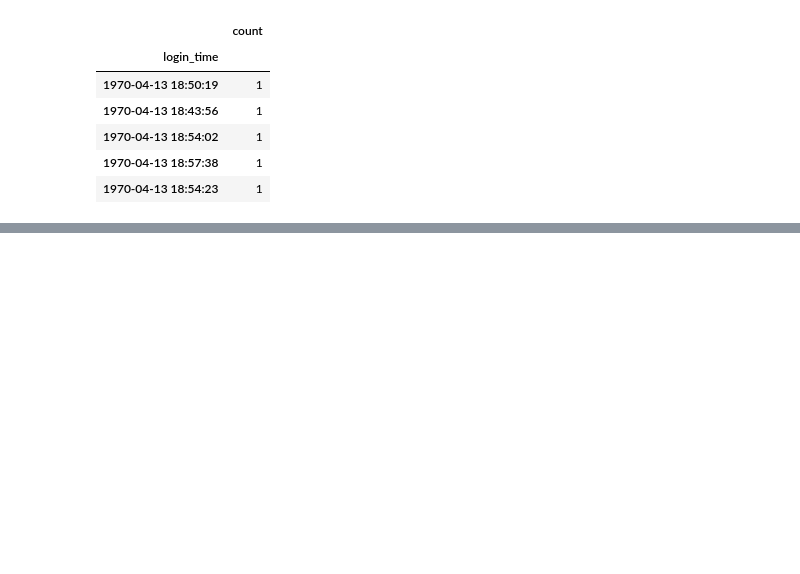
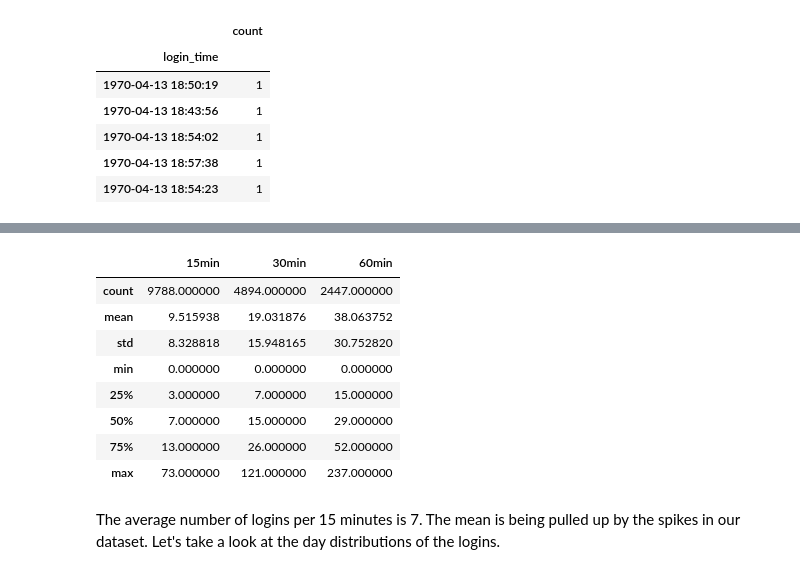
Before and after one commit to parisvu07/Springboard, a Jupyter notebook: Ultimate Technologies Inc. - Take-home Challenge/Ultimate_Technologies_Inc_Challenge.ipynb, the cells around one changed output, grey strips where cells are left out. Saved outputs shown, nothing was run; the diff lists cells and outputs as text; code cells hidden in the pictures; blank space fills up the shorter version.

```diff
--- a/Ultimate Technologies Inc. - Take-home Challenge/Ultimate_Technologies_Inc_Challenge.ipynb
+++ b/Ultimate Technologies Inc. - Take-home Challenge/Ultimate_Technologies_Inc_Challenge.ipynb
@@ -68,0 +101,16 @@ df_logins.tail()
+# %%
+df_count = pd.concat([df_count_15.describe(), df_count_30.describe(), df_count_60.describe()], axis=1)
+df_count.columns=['15min','30min', '60min']
+df_count
+# %% [output]
+|  | 15min | 30min | 60min |
+| count | 9788.000000 | 4894.000000 | 2447.000000 |
+| mean | 9.515938 | 19.031876 | 38.063752 |
+| std | 8.328818 | 15.948165 | 30.752820 |
+| min | 0.000000 | 0.000000 | 0.000000 |
+| 25% | 3.000000 | 7.000000 | 15.000000 |
+| 50% | 7.000000 | 15.000000 | 29.000000 |
+| 75% | 13.000000 | 26.000000 | 52.000000 |
+| max | 73.000000 | 121.000000 | 237.000000 |
+# %% [markdown]
+The average number of logins per 15 minutes is 7. The mean is being pulled up by the spikes in our dataset. Let's take a look at the day distributions of the logins.
```
Also changed, not shown: parts of 5 cells of this notebook.
